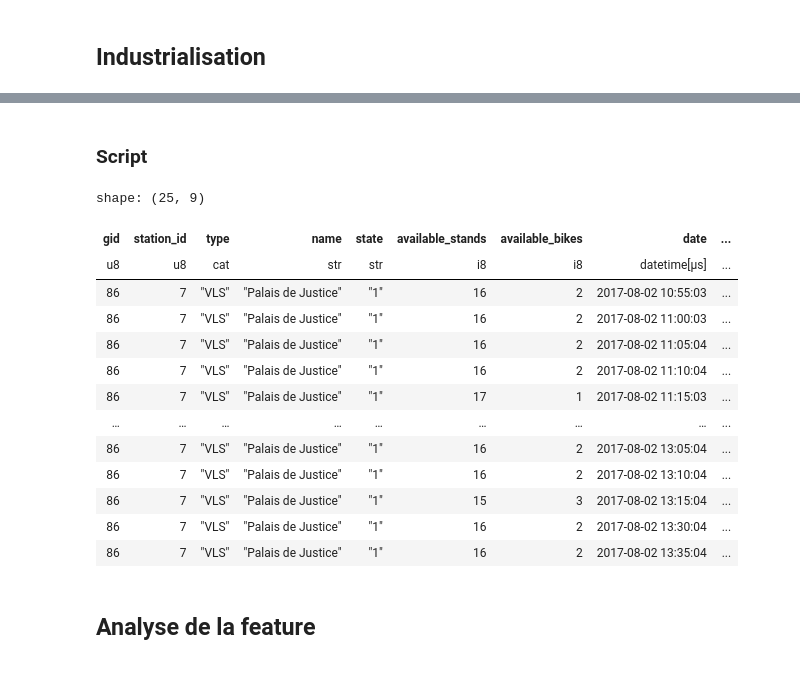
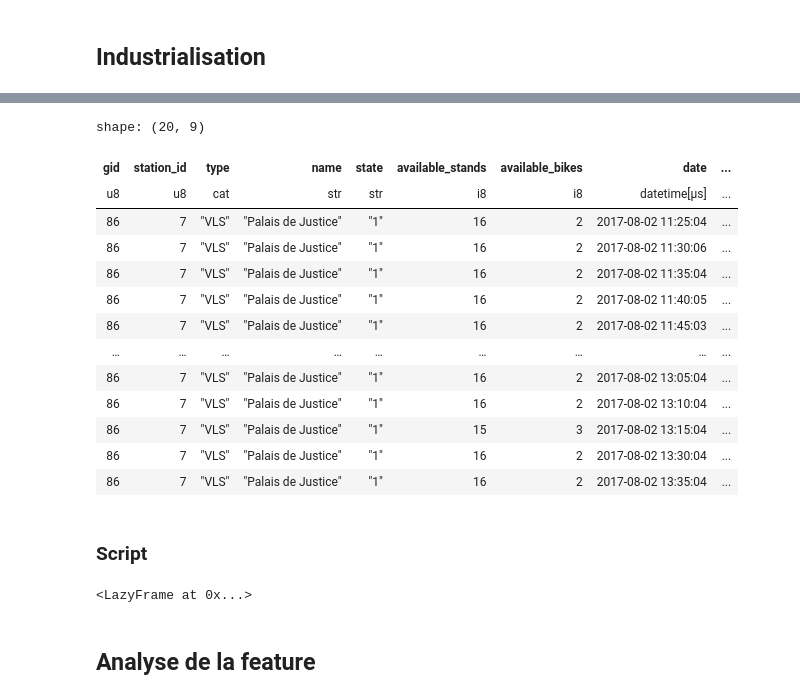
Before and after one commit to armgilles/vcub_keeper, a Jupyter notebook: notebooks/02_Features/03_transaction_all #2.ipynb, the cells around one changed output, grey strips where cells are left out. Drawn from its saved outputs; the diff is of its cells as text; code cells hidden in the pictures.

```diff
--- a/notebooks/02_Features/03_transaction_all #2.ipynb
+++ b/notebooks/02_Features/03_transaction_all #2.ipynb
@@ -162,0 +74,4 @@ shape: (5, 9)
+# %%
+%%timeit -r 10
+activite = read_activity_vcub()
+activite.with_columns(get_transactions_all()).collect()
@@ -163,3 +80,22 @@ shape: (5, 9)
+# %%
+activite = activite.with_columns(get_transactions_all()).collect()
+# %%
+activite.slice(136030, 20)
+# %% [output]
+shape: (20, 9)
+| gid | station_id | type | name | state | available_stands | available_bikes | date | ... |
+| u8 | u8 | cat | str | str | i8 | i8 | datetime[μs] | ... |
+| 86 | 7 | "VLS" | "Palais de Justice" | "1" | 16 | 2 | 2017-08-02 11:25:04 | ... |
+| 86 | 7 | "VLS" | "Palais de Justice" | "1" | 16 | 2 | 2017-08-02 11:30:06 | ... |
+| 86 | 7 | "VLS" | "Palais de Justice" | "1" | 16 | 2 | 2017-08-02 11:35:04 | ... |
+| 86 | 7 | "VLS" | "Palais de Justice" | "1" | 16 | 2 | 2017-08-02 11:40:05 | ... |
+| 86 | 7 | "VLS" | "Palais de Justice" | "1" | 16 | 2 | 2017-08-02 11:45:03 | ... |
+| … | … | … | … | … | … | … | … | ... |
+| 86 | 7 | "VLS" | "Palais de Justice" | "1" | 16 | 2 | 2017-08-02 13:05:04 | ... |
+| 86 | 7 | "VLS" | "Palais de Justice" | "1" | 16 | 2 | 2017-08-02 13:10:04 | ... |
+| 86 | 7 | "VLS" | "Palais de Justice" | "1" | 15 | 3 | 2017-08-02 13:15:04 | ... |
+| 86 | 7 | "VLS" | "Palais de Justice" | "1" | 16 | 2 | 2017-08-02 13:30:04 | ... |
+| 86 | 7 | "VLS" | "Palais de Justice" | "1" | 16 | 2 | 2017-08-02 13:35:04 | ... |
 # %% [markdown]
 ### Script
 # %%
@@ -169,24 +105,9 @@ from vcub_keeper.transform.features_factory import get_transactions_all
 # Lecture de l'activité des stations
 activite = read_activity_vcub()
 
-activite = get_transactions_all(activite)
+activite.with_columns(get_transactions_all())
+# %% [output]
+<LazyFrame at 0x...>
-# %%
-activite[136025:136050]
-# %% [output]
-shape: (25, 9)
-| gid | station_id | type | name | state | available_stands | available_bikes | date | ... |
-| u8 | u8 | cat | str | str | i8 | i8 | datetime[μs] | ... |
-| 86 | 7 | "VLS" | "Palais de Justice" | "1" | 16 | 2 | 2017-08-02 10:55:03 | ... |
-| 86 | 7 | "VLS" | "Palais de Justice" | "1" | 16 | 2 | 2017-08-02 11:00:03 | ... |
-| 86 | 7 | "VLS" | "Palais de Justice" | "1" | 16 | 2 | 2017-08-02 11:05:04 | ... |
-| 86 | 7 | "VLS" | "Palais de Justice" | "1" | 16 | 2 | 2017-08-02 11:10:04 | ... |
-| 86 | 7 | "VLS" | "Palais de Justice" | "1" | 17 | 1 | 2017-08-02 11:15:03 | ... |
-| … | … | … | … | … | … | … | … | ... |
-| 86 | 7 | "VLS" | "Palais de Justice" | "1" | 16 | 2 | 2017-08-02 13:05:04 | ... |
-| 86 | 7 | "VLS" | "Palais de Justice" | "1" | 16 | 2 | 2017-08-02 13:10:04 | ... |
-| 86 | 7 | "VLS" | "Palais de Justice" | "1" | 15 | 3 | 2017-08-02 13:15:04 | ... |
-| 86 | 7 | "VLS" | "Palais de Justice" | "1" | 16 | 2 | 2017-08-02 13:30:04 | ... |
-| 86 | 7 | "VLS" | "Palais de Justice" | "1" | 16 | 2 | 2017-08-02 13:35:04 | ... |
 # %% [markdown]
 ## Analyse de la feature
 # %%
```
Also changed, not shown: parts of 21 cells of this notebook, 4 other files.
